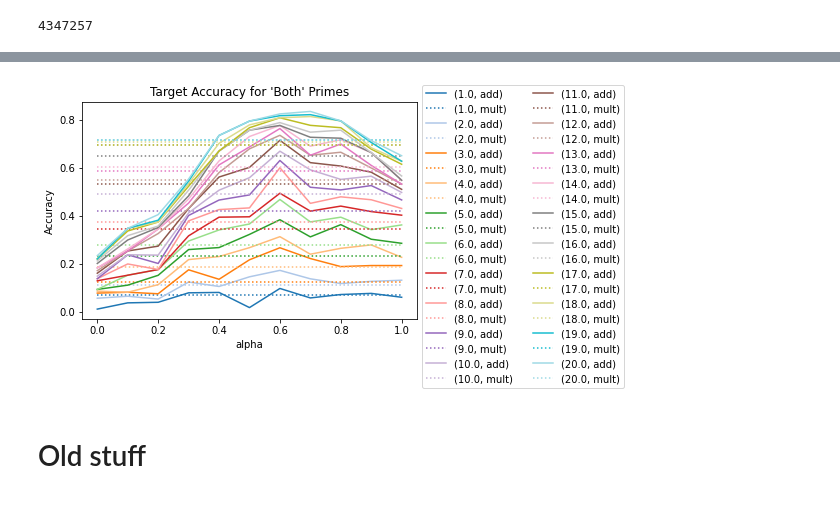
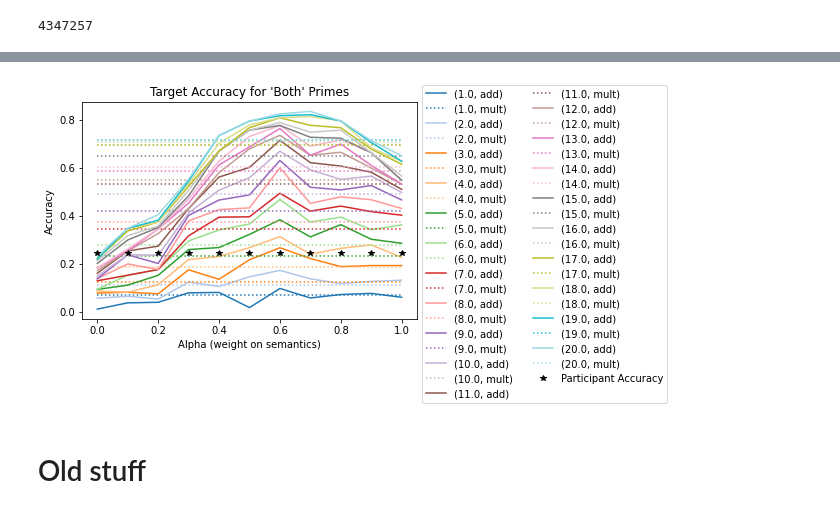
Before and after one commit to abhilasha-kumar/modeling-lexical-retrieval, a Jupyter notebook: LexicalRetrieval.ipynb, the cells around one changed output, grey strips where cells are left out. Cells and saved outputs as stored; diff of their text form; code cells hidden in the pictures.

Commit message:
code for all plots

```diff
--- a/LexicalRetrieval.ipynb
+++ b/LexicalRetrieval.ipynb
@@ -843,0 +838,4 @@ Index(['TargAcc', 'RespAcc'], dtype='object')
+# %%
+old_julie = pd.read_csv("/content/drive/My Drive/LexicalRetrieval-2021/Julie_2021data.csv", encoding= 'unicode_escape')
+participant_acc = old_julie[["PrimeCondition", "NewAccuracy"]].groupby(["PrimeCondition"]).mean()
+participant_acc
@@ -844,9 +849,11 @@ Index(['TargAcc', 'RespAcc'], dtype='object')
 # %%
 #test unstack plotting
+
 both = x.loc['B']
 styles = ['-', ':'] * 20
-both['TargAcc'].unstack([-2, -1]).plot(style = styles, colormap = 'tab20', ylabel = "Accuracy", title = "Target Accuracy for 'Both' Primes")
+both['TargAcc'].unstack([-2, -1]).plot(style = styles, colormap = 'tab20', xlabel= "Alpha (weight on semantics)", ylabel = "Accuracy", title = "Target Accuracy for 'Both' Primes")
+plt.plot(alpha, [participant_acc.loc['B']]*11, 'k*', label="Participant Accuracy")
 plt.legend(bbox_to_anchor=(1.0, 1.1), ncol=2)
 plt.show()
 # %% [output]
-[figure, old version]
+[figure, new version]
```
Also changed, not shown: parts of 5 cells of this notebook.
